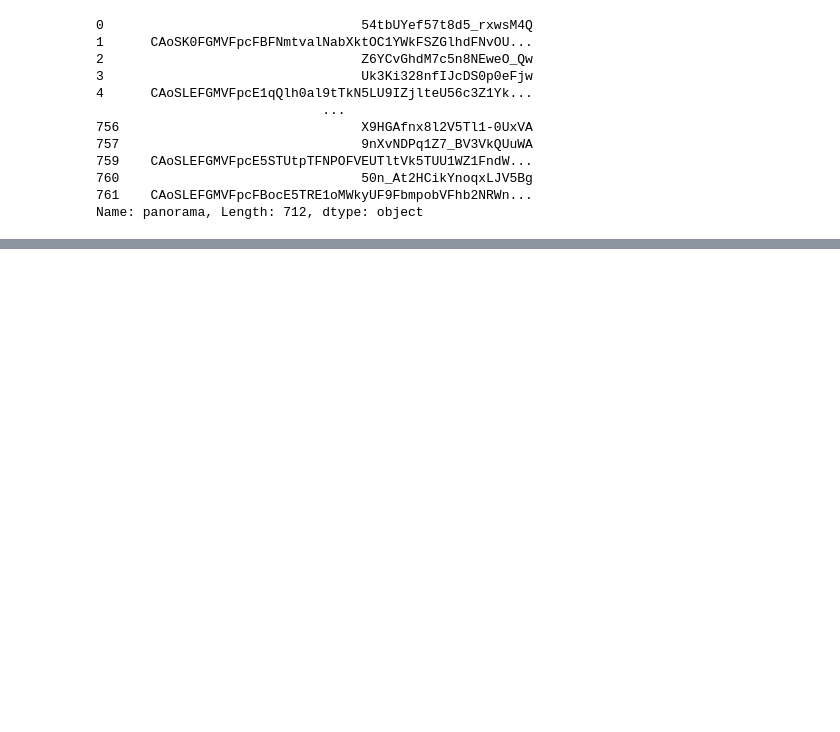
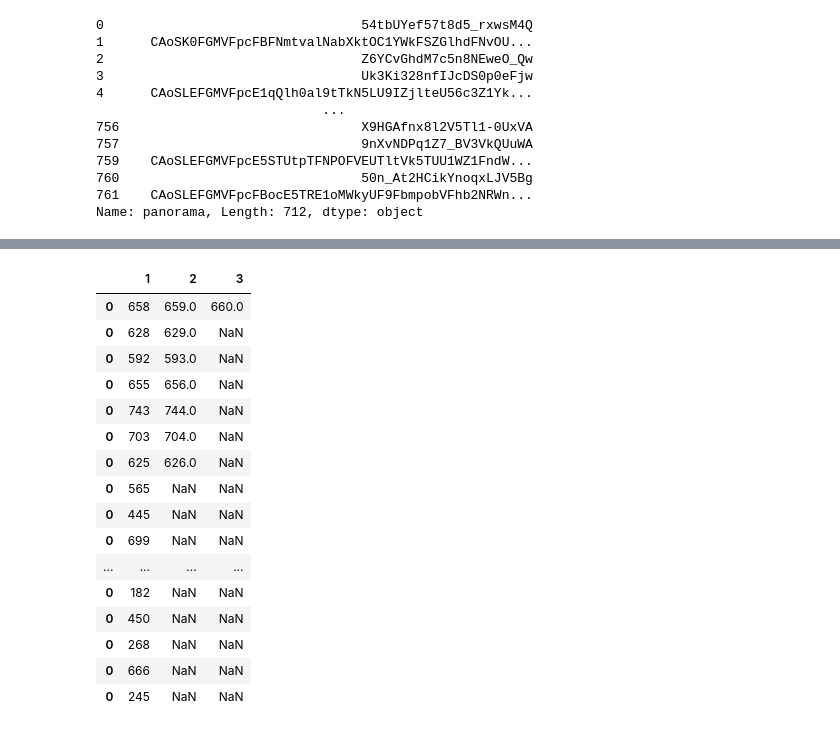
Before and after one commit to Ash-Stat/An-Si-Hyun, a Jupyter notebook: 대전연구.ipynb, the cells around one changed output, grey strips where cells are left out. Cells and saved outputs as stored; diff of their text form; code cells hidden in the pictures; blank space fills up the shorter version.

```diff
--- a/대전연구.ipynb
+++ b/대전연구.ipynb
@@ -281,0 +369,21 @@ Name: panorama, Length: 712, dtype: object
+# %%
+empty=empty.drop([0],axis=1)
+empty
+# %% [output]
+|  | 1 | 2 | 3 |
+| 0 | 658 | 659.0 | 660.0 |
+| 0 | 628 | 629.0 | NaN |
+| 0 | 592 | 593.0 | NaN |
+| 0 | 655 | 656.0 | NaN |
+| 0 | 743 | 744.0 | NaN |
+| 0 | 703 | 704.0 | NaN |
+| 0 | 625 | 626.0 | NaN |
+| 0 | 565 | NaN | NaN |
+| 0 | 445 | NaN | NaN |
+| 0 | 699 | NaN | NaN |
+| ... | ... | ... | ... |
+| 0 | 182 | NaN | NaN |
+| 0 | 450 | NaN | NaN |
+| 0 | 268 | NaN | NaN |
+| 0 | 666 | NaN | NaN |
+| 0 | 245 | NaN | NaN |
```
Also changed, not shown: parts of 10 cells of this notebook.
